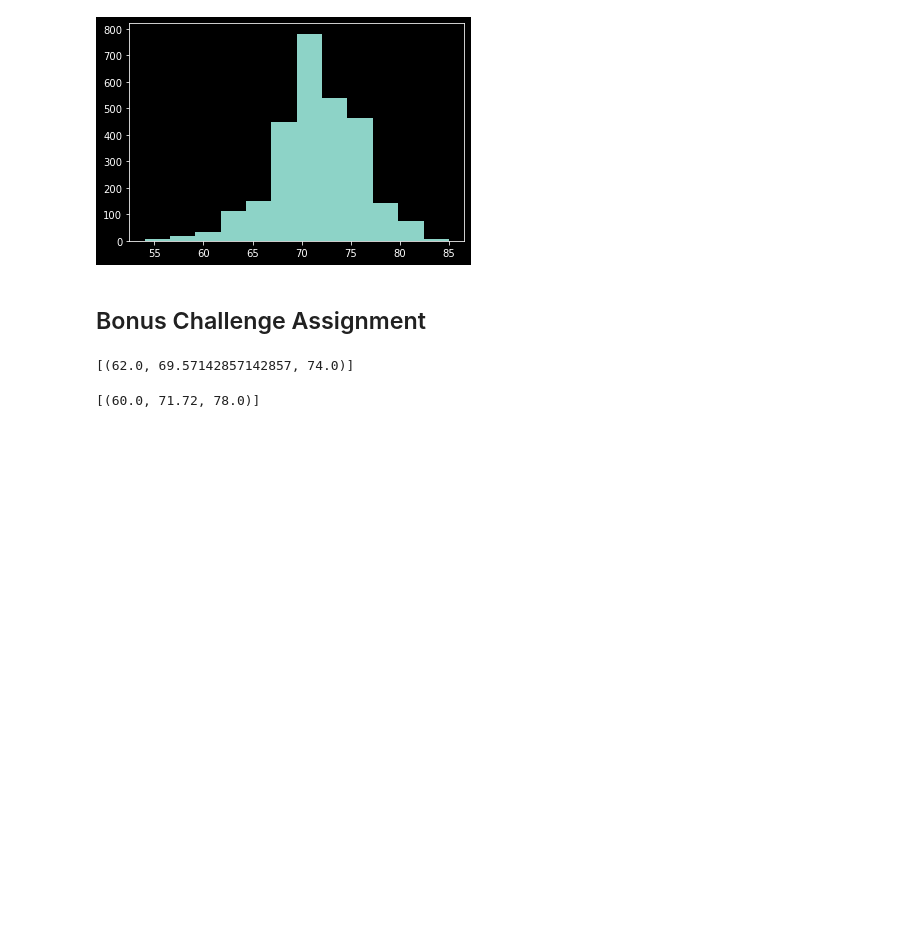
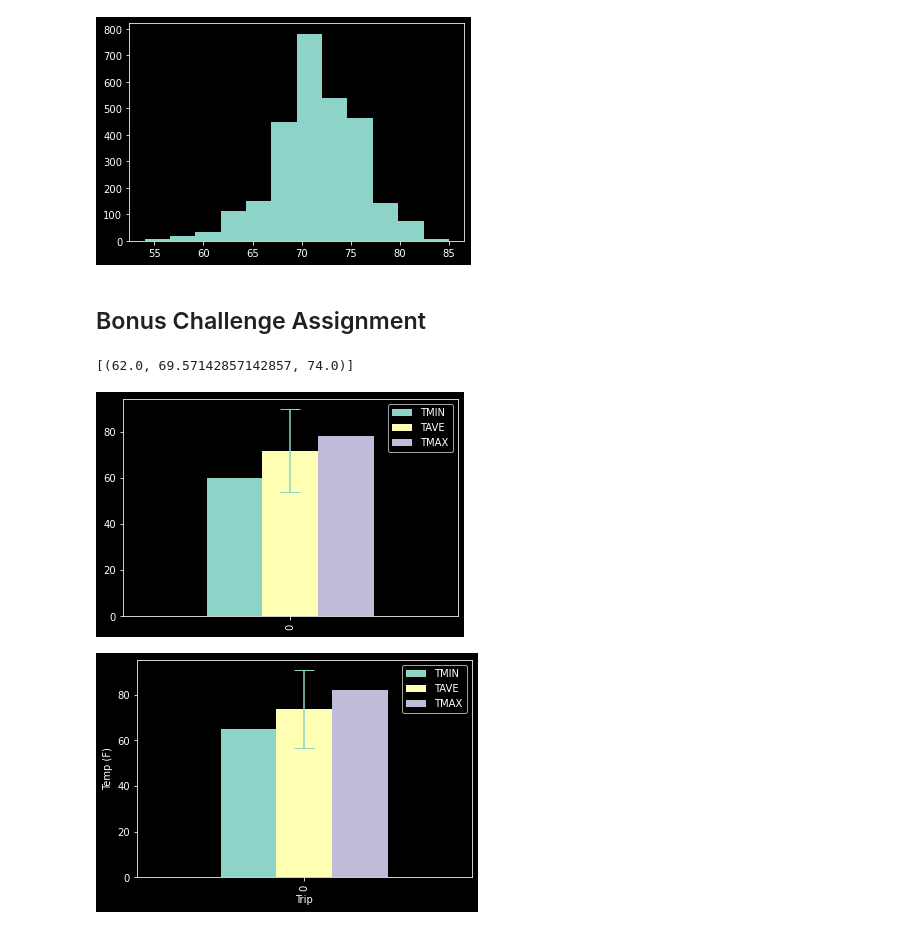
Before and after one commit to JeremyKalmus/sqlalchemy-challenge, a Jupyter notebook: sqlalchemy_challenge.ipynb, the cells around one changed output. Cells and saved outputs as stored; diff of their text form; code cells hidden in the pictures; blank space fills up the shorter version.

```diff
--- a/sqlalchemy_challenge.ipynb
+++ b/sqlalchemy_challenge.ipynb
@@ -164,15 +164,32 @@ print(calc_temps('2012-02-28', '2012-03-05'))
 # %%
 # Use your previous function `calc_temps` to calculate the tmin, tavg, and tmax
 # for your trip using the previous year's data for those same dates.
-calc_temps('2016-11-23', '2016-12-5')
-calc_temps('2015-11-23', '2015-12-5')
+trip_dates = calc_temps('2016-11-23', '2016-12-5')
+py_trip_dates = calc_temps('2015-11-23', '2015-12-5')
-# %% [output]
-[(60.0, 71.72, 78.0)]
 # %%
 # Plot the results from your previous query as a bar chart.
 # Use "Trip Avg Temp" as your Title
 # Use the average temperature for the y value
 # Use the peak-to-peak (tmax-tmin) value as the y error bar (yerr)
+trip_dates = pd.DataFrame(trip_dates, columns=('TMIN', 'TAVE', 'TMAX'))
+py_trip_dates = pd.DataFrame(py_trip_dates, columns=('TMIN', 'TAVE', 'TMAX'))
+trip_dates.plot.bar()
+ptp = trip_dates['TMAX']-trip_dates['TMIN']
+plt.errorbar(0,trip_dates['TAVE'], yerr=ptp, capsize=10)
+
+
+py_trip_dates.plot.bar()
+py_ptp = py_trip_dates['TMAX']- py_trip_dates['TMIN']
+plt.errorbar(0,py_trip_dates['TAVE'], yerr=py_ptp, capsize=10)
+
+
+
+plt.xlabel('Trip')
+plt.ylabel('Temp (F)')
+plt.show()
+# %% [output]
+[figure, added]
+[figure, added]
 # %%
 # Calculate the total amount of rainfall per weather station for your trip dates using the previous year's matching dates.
 # Sort this in descending order by precipitation amount and list the station, name, latitude, longitude, and elevation
```
Also changed, not shown: parts of 7 cells of this notebook.
